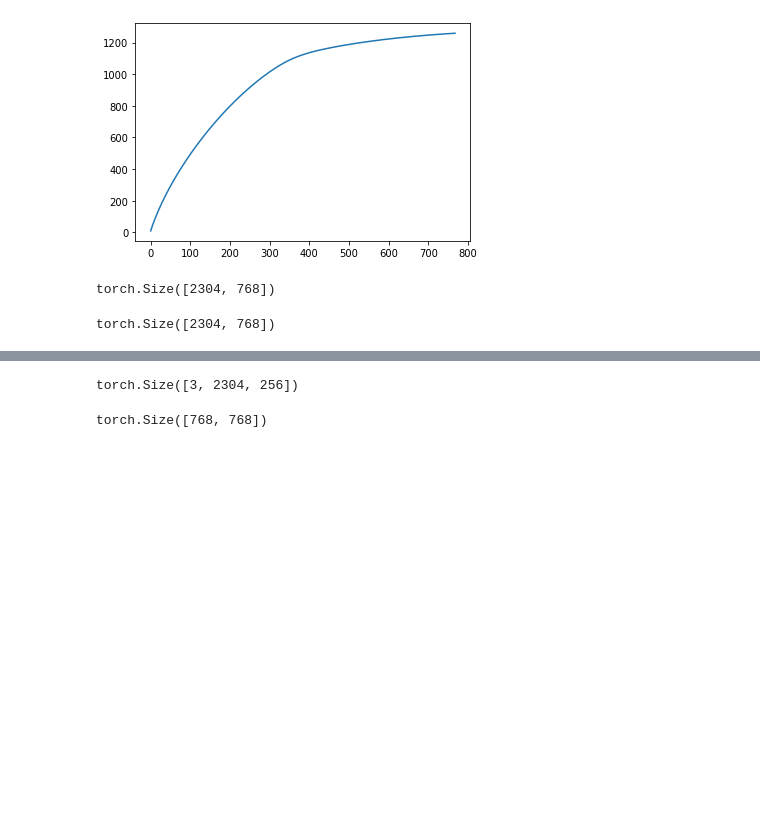
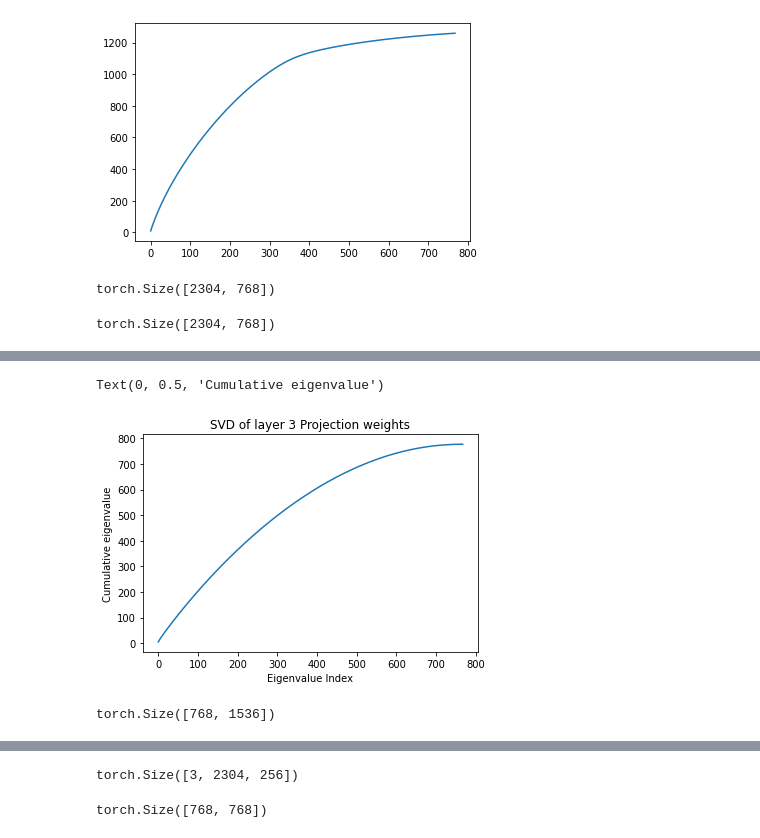
Before and after one commit to ashwinve/ODML-SwinT-JetNano, a Jupyter notebook: ODML-Swin-Transformer/LoRA_analysis.ipynb, the cells around one changed output, grey strips where cells are left out. Saved outputs shown, nothing was run; the diff lists cells and outputs as text; code cells hidden in the pictures; blank space fills up the shorter version.

```diff
--- a/ODML-Swin-Transformer/LoRA_analysis.ipynb
+++ b/ODML-Swin-Transformer/LoRA_analysis.ipynb
@@ -550,0 +598,14 @@ plt.plot(np.cumsum(svd(v_w)))
+# %%
+
+plt.plot(np.cumsum(svd(tmpw)))
+plt.title("SVD of layer 3 Projection weights")
+plt.xlabel("Eigenvalue Index")
+plt.ylabel("Cumulative eigenvalue")
+# %% [output]
+Text(0, 0.5, 'Cumulative eigenvalue')
+[figure, added]
+# %%
+tmpw = model.state_dict()['layers.2.downsample.reduction.weight']
+print(tmpw.shape)
+# %% [output]
+torch.Size([768, 1536])
```
Also changed, not shown: parts of 8 cells of this notebook, 1 other file.
